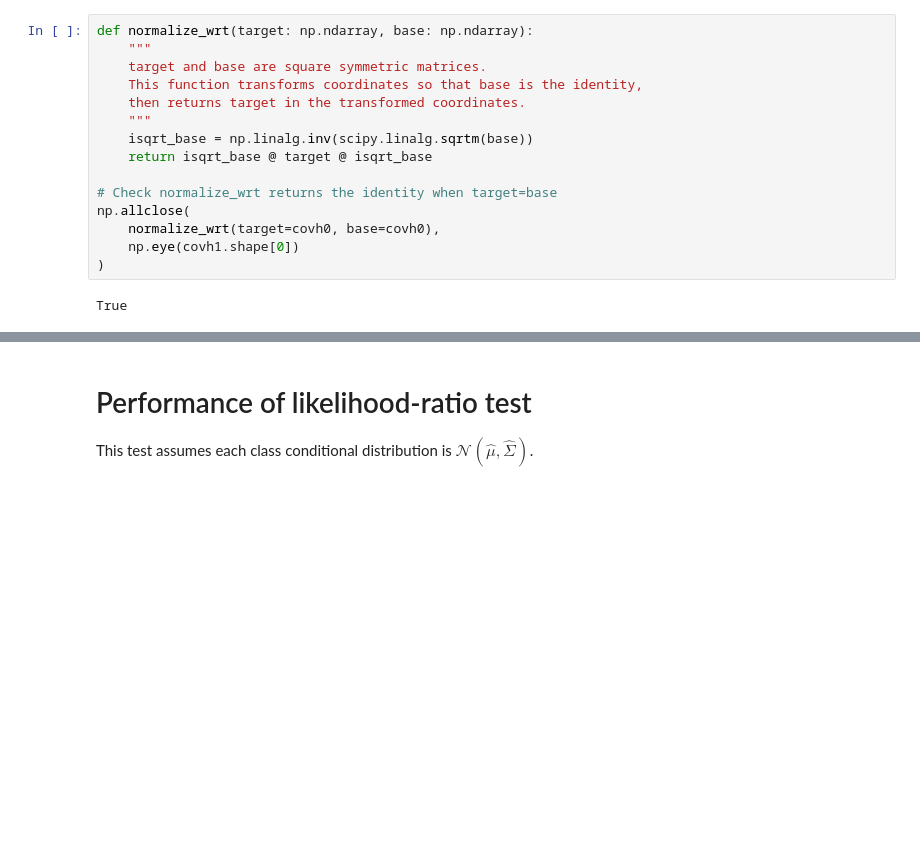
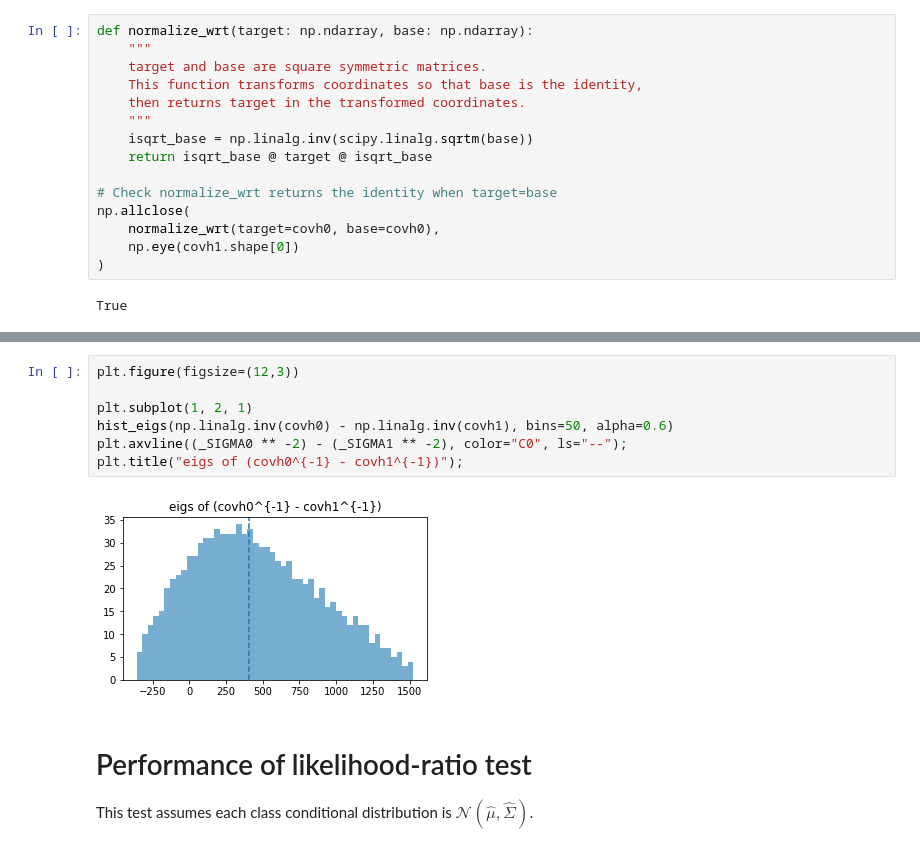
Before and after one commit to GilgameshxZero/adversarial-ntks, a Jupyter notebook: notebooks/adv-spheres/gaussian-lrt.ipynb, the cells around one changed output, grey strips where cells are left out. Cells and saved outputs as stored; diff of their text form; blank space fills up the shorter version.

```diff
--- a/notebooks/adv-spheres/gaussian-lrt.ipynb
+++ b/notebooks/adv-spheres/gaussian-lrt.ipynb
@@ -139,3 +144,12 @@ plt.title("svs of covh0 w.r.t. covh1");
+# %%
+plt.figure(figsize=(12,3))
+
+plt.subplot(1, 2, 1)
+hist_eigs(np.linalg.inv(covh0) - np.linalg.inv(covh1), bins=50, alpha=0.6)
+plt.axvline((_SIGMA0 ** -2) - (_SIGMA1 ** -2), color="C0", ls="--");
+plt.title("eigs of (covh0^{-1} - covh1^{-1})");
+# %% [output]
+[figure, added]
 # %% [markdown]
 # Performance of likelihood-ratio test
 This test assumes each class conditional distribution is
```
Also changed, not shown: parts of 5 cells of this notebook.
